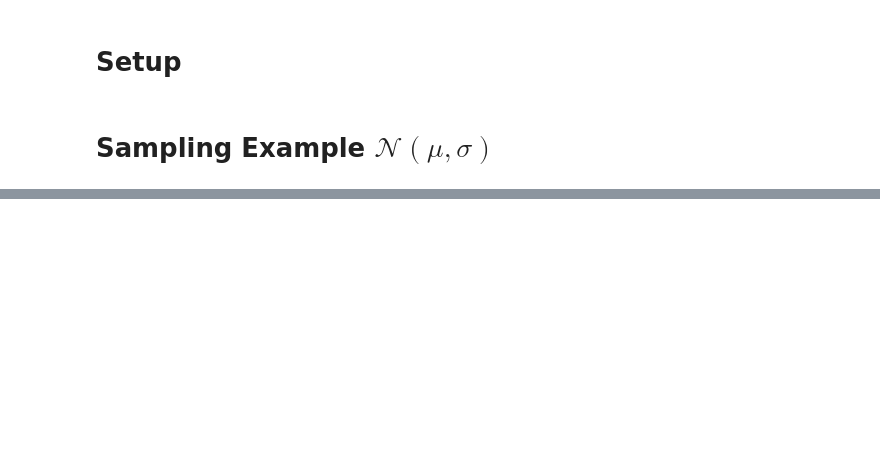
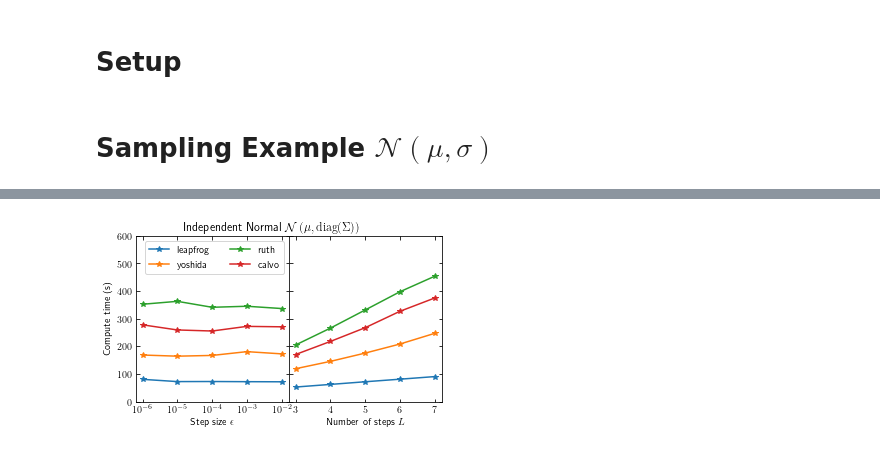
Before and after one commit to maho3/symHMC, a Jupyter notebook: Evaluate.ipynb, the cells around one changed output, grey strips where cells are left out. Cells and saved outputs as stored; diff of their text form; code cells hidden in the pictures; blank space fills up the shorter version.

```diff
--- a/Evaluate.ipynb
+++ b/Evaluate.ipynb
@@ -144,0 +332,13 @@ dist = UnivariateNormal()
+# %%
+# Generate observed data
+ndims = 5 # Number of dimensions for multivariate Gaussian
+nargs = 2*ndims
+
+# mu_tru = 10*np.random.rand(ndims)
+# sig_tru = 5*np.random.rand(ndims)
+
+N = 5000
+# data = mvnorm.rvs(mean=mu_tru, cov=np.diag(sig_tru), size=N)
+
+print(f'mu_*: {mu_tru}, sig_*: {np.diag(sig_tru)}')
+print(f'mu_hat: {np.mean(data, axis=0)}, sig_hat: {np.cov(data)}')
@@ -144,0 +358,7 @@ dist = UnivariateNormal()
+# %%
+with open(os.path.join(datadir,'gauss.p'), 'rb') as f:
+    out = pickle.load(f)
+
+mu_tru = out['mu_tru']
+sig_tru = out['sig_tru']
+data = out['data']
@@ -144,0 +427,37 @@ dist = UnivariateNormal()
+# %%
+ylim = (0,600)
+
+f = plt.figure(figsize=(5.,3.))
+gs = mpl.gridspec.GridSpec(1,2, wspace=0)
+
+ax1 = f.add_subplot(gs[0,0])
+
+for sampler in integrators:
+    ax1.semilogx(list(results[name][sampler]['dt'][1].keys()),
+                 list(results[name][sampler]['dt'][1].values()), '-*', label=sampler)
+
+ax1.set_xlabel(r'Step size $\epsilon$')
+ax1.set_ylabel(r'Compute time (s)')
+ax1.set_ylim(*ylim)
+ax1.set_xticks(list(results[name][sampler]['dt'][1].keys()))
+ax1.legend(ncol=2)
+
+
+ax2 = f.add_subplot(gs[0,1])
+
+for sampler in integrators:
+    ax2.plot(list(results[name][sampler]['L'][1].keys()),
+             list(results[name][sampler]['L'][1].values()), '-*', label=sampler)
+
+ax2.set_xlabel(r'Number of steps $L$')
+ax2.set_ylim(*ylim)
+# ax2.legend(ncol=2)
+ax2.set_xticks(list(results[name][sampler]['L'][1].keys()))
+ax2.yaxis.set_major_formatter(plt.NullFormatter())
+
+f.suptitle(latex, y=1.)
+
+plt.tight_layout()
+f.savefig(imdir+name+'_time.pdf')
+# %% [output]
+[figure, added]
```
Also changed, not shown: parts of 60 cells of this notebook, 3 other files.
